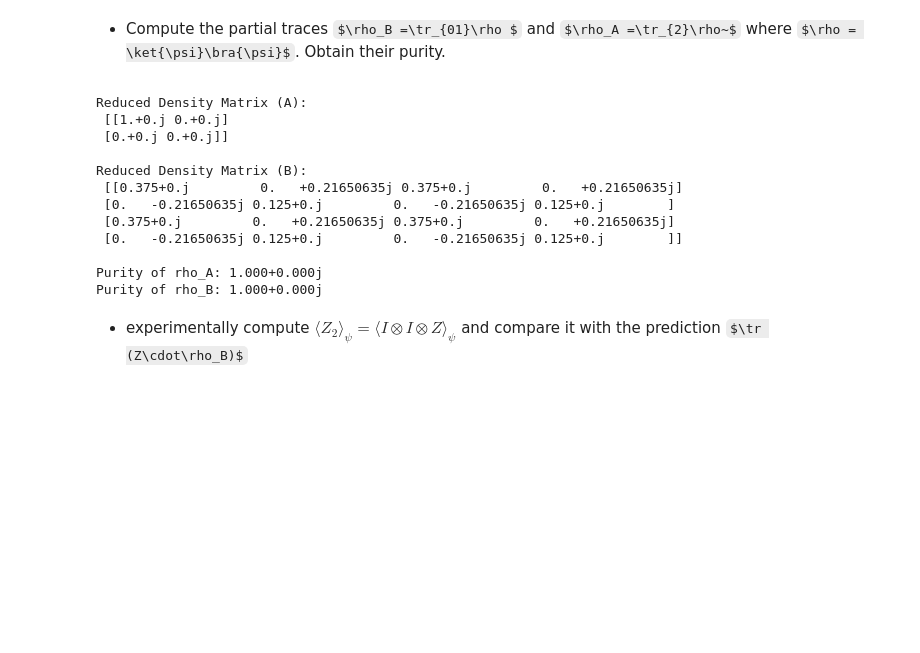
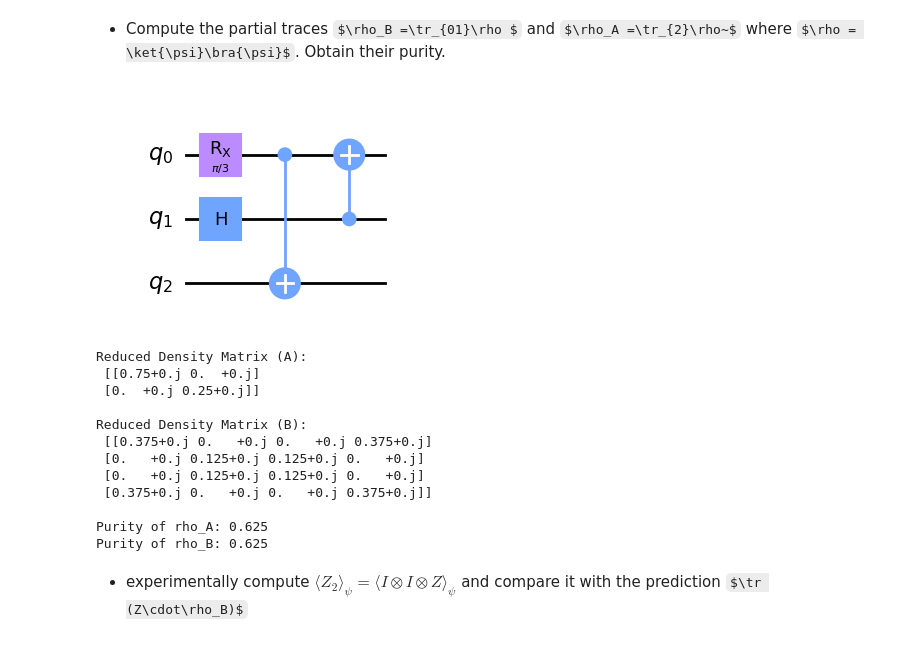
Before and after one commit to jorgevazquezperez/MQIST, a Jupyter notebook: MQIST_FIC_exercise_set_4.ipynb, the cells around one changed output. Cells and saved outputs as stored; diff of their text form; code cells hidden in the pictures; some formulas as TeX source; blank space fills up the shorter version.

```diff
--- a/MQIST_FIC_exercise_set_4.ipynb
+++ b/MQIST_FIC_exercise_set_4.ipynb
@@ -296,52 +303,55 @@ Note: you can chose to do the exercise either manually or using $qiskit$, or bot
 from qiskit.visualization import plot_bloch_multivector
 from qiskit.quantum_info import partial_trace
 import numpy as np
 
 # Define the parameters
 alpha = np.pi / 3
 
 # Create a 3-qubit quantum circuit
 qc = QuantumCircuit(3)
 
-# Apply CNOT gates and Hadamard gate
-qc.cx(1, 0)
-qc.cx(0, 2)
-qc.h(1)
-
 # Apply the Rx gate with parameter alpha to qubit 0
 qc.rx(alpha, 0)
+
+# Apply CNOT gates and Hadamard gate
+qc.h(1)
+qc.cx(0, 2)
+qc.cx(1, 0)
+
+display(qc.draw('mpl'))
 
 # Compute the density matrix
 simulator = Aer.get_backend('statevector_simulator')
 job = execute(qc, simulator)
 statevector = np.asarray(job.result().get_statevector())
 rho = np.outer(statevector, statevector.conj())
 
 # Calculate the reduced density matrices
 rho_A = np.matrix(partial_trace(statevector, [0,1]))
 rho_B = np.matrix(partial_trace(statevector, [2]))
 
 # Compute purity
 purity_A = np.trace(np.dot(rho_A, rho_A))
 purity_B = np.trace(np.dot(rho_B, rho_B))
 
 print("Reduced Density Matrix (A):\n", rho_A)
 print("\nReduced Density Matrix (B):\n", rho_B)
-print("\nPurity of rho_A:", "{:.3f}".format(purity_A))
-print("Purity of rho_B:", "{:.3f}".format(purity_B))
+print("\nPurity of rho_A:", "{:.3f}".format(purity_A.real))
+print("Purity of rho_B:", "{:.3f}".format(purity_B.real))
 # %% [output]
+[figure, added]
 Reduced Density Matrix (A):
- [[1.+0.j 0.+0.j]
- [0.+0.j 0.+0.j]]
+ [[0.75+0.j 0.  +0.j]
+ [0.  +0.j 0.25+0.j]]
 
 Reduced Density Matrix (B):
- [[0.375+0.j         0.   +0.21650635j 0.375+0.j         0.   +0.21650635j]
- [0.   -0.21650635j 0.125+0.j         0.   -0.21650635j 0.125+0.j        ]
- [0.375+0.j         0.   +0.21650635j 0.375+0.j         0.   +0.21650635j]
- [0.   -0.21650635j 0.125+0.j         0.   -0.21650635j 0.125+0.j        ]]
+ [[0.375+0.j 0.   +0.j 0.   +0.j 0.375+0.j]
+ [0.   +0.j 0.125+0.j 0.125+0.j 0.   +0.j]
+ [0.   +0.j 0.125+0.j 0.125+0.j 0.   +0.j]
+ [0.375+0.j 0.   +0.j 0.   +0.j 0.375+0.j]]
 
-Purity of rho_A: 1.000+0.000j
-Purity of rho_B: 1.000+0.000j
+Purity of rho_A: 0.625
+Purity of rho_B: 0.625
 # %% [markdown]
  <div class="alert alert-block">
 
```
Also changed, not shown: parts of 1 cell of this notebook.
